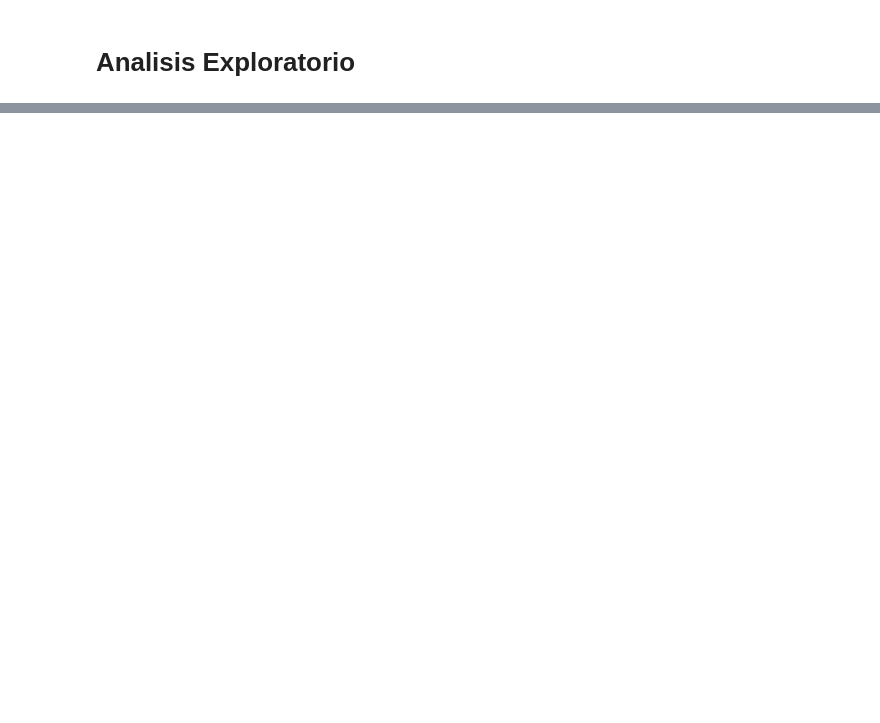
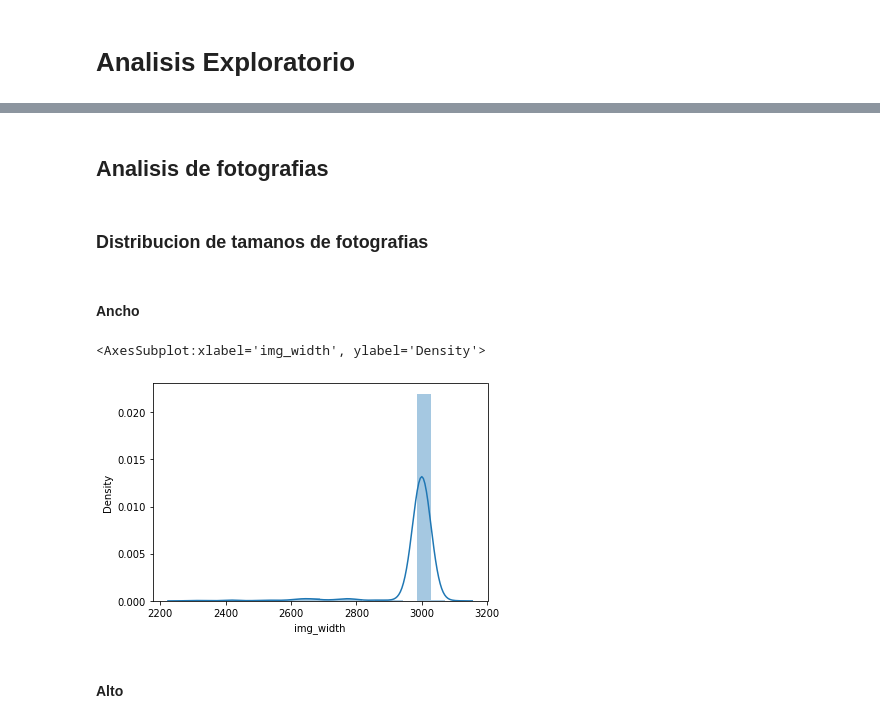
Before and after one commit to Bato007/PRJ2_DS, a Jupyter notebook: main.ipynb, the cells around one changed output, grey strips where cells are left out. Cells and saved outputs as stored; diff of their text form; code cells hidden in the pictures; blank space fills up the shorter version.

```diff
--- a/main.ipynb
+++ b/main.ipynb
@@ -33,0 +107,13 @@ for variable in train.columns:
+# %% [markdown]
+## Analisis de fotografias
+# %% [markdown]
+### Distribucion de tamanos de fotografias
+# %% [markdown]
+#### Ancho
+# %%
+sns.distplot(train['img_width'])
+# %% [output]
+<AxesSubplot:xlabel='img_width', ylabel='Density'>
+[figure, added]
+# %% [markdown]
+#### Alto
```
Also changed, not shown: parts of 21 cells of this notebook.
